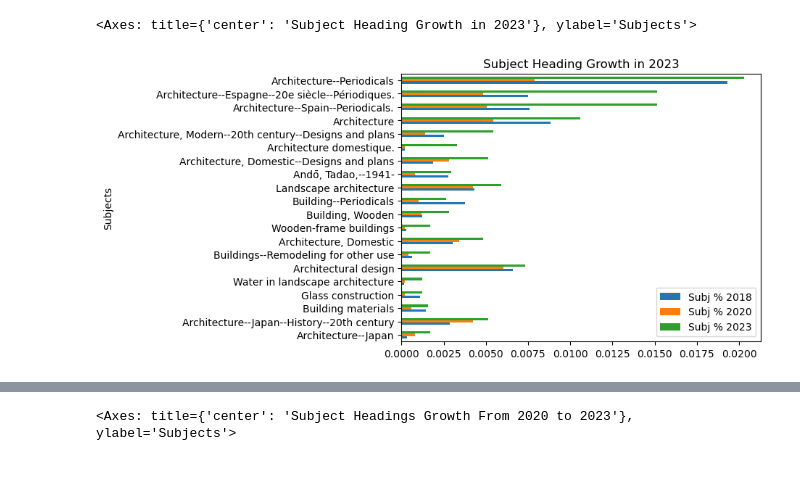
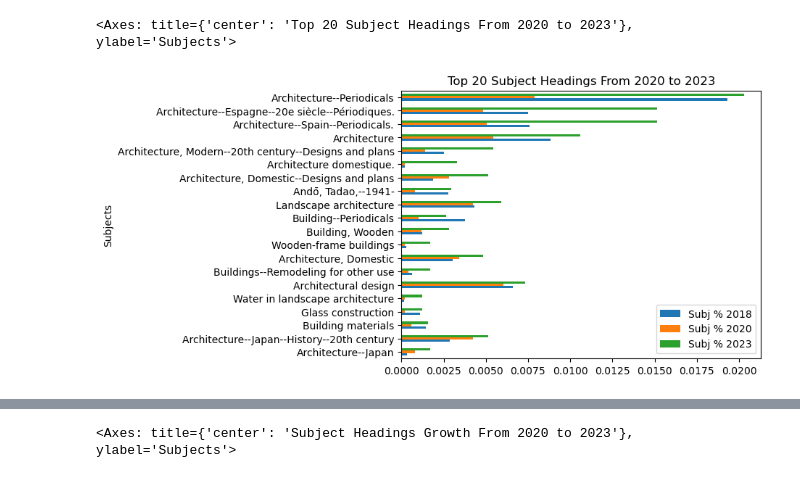
Before and after one commit to senderrr/Architecture, a Jupyter notebook: ArchitectureNotebookArticlePlots.ipynb, the cells around one changed output, grey strips where cells are left out. Saved outputs shown, nothing was run; the diff lists cells and outputs as text; code cells hidden in the pictures.

```diff
--- a/ArchitectureNotebookArticlePlots.ipynb
+++ b/ArchitectureNotebookArticlePlots.ipynb
@@ -222,11 +203,11 @@ ThreeSHChange2018Counts
 # %%
 # plotting sorted  by 2023 Diff 2018 on all there subjects (largest to smallest change)
 ThreeSHGrowth2023 = diff_three_df2023.rename(columns={"2023 Diff 2020": "2023 Growth %"})
 ThreeSHGrowth2023 = ThreeSHGrowth2023.sort_values('2023 Growth %', ascending=False)
 ThreeSHGrowth2023 = ThreeSHGrowth2023.head(20).sort_values('2023 Growth %', ascending=True).plot(x="Subjects", y=['Subj % 2018', 'Subj % 2020', 'Subj % 2023'], kind="barh")
-ThreeSHGrowth2023.set_title('Subject Heading Growth in 2023')
+ThreeSHGrowth2023.set_title('Top 20 Subject Headings Growth From 2020 to 2023')
 
 ThreeSHGrowth2023
 # %% [output]
-<Axes: title={'center': 'Subject Heading Growth in 2023'}, ylabel='Subjects'>
+<Axes: title={'center': 'Top 20 Subject Headings From 2020 to 2023'}, ylabel='Subjects'>
-[figure, old version]
+[figure, new version]
```
Also changed, not shown: parts of 3 cells of this notebook.
